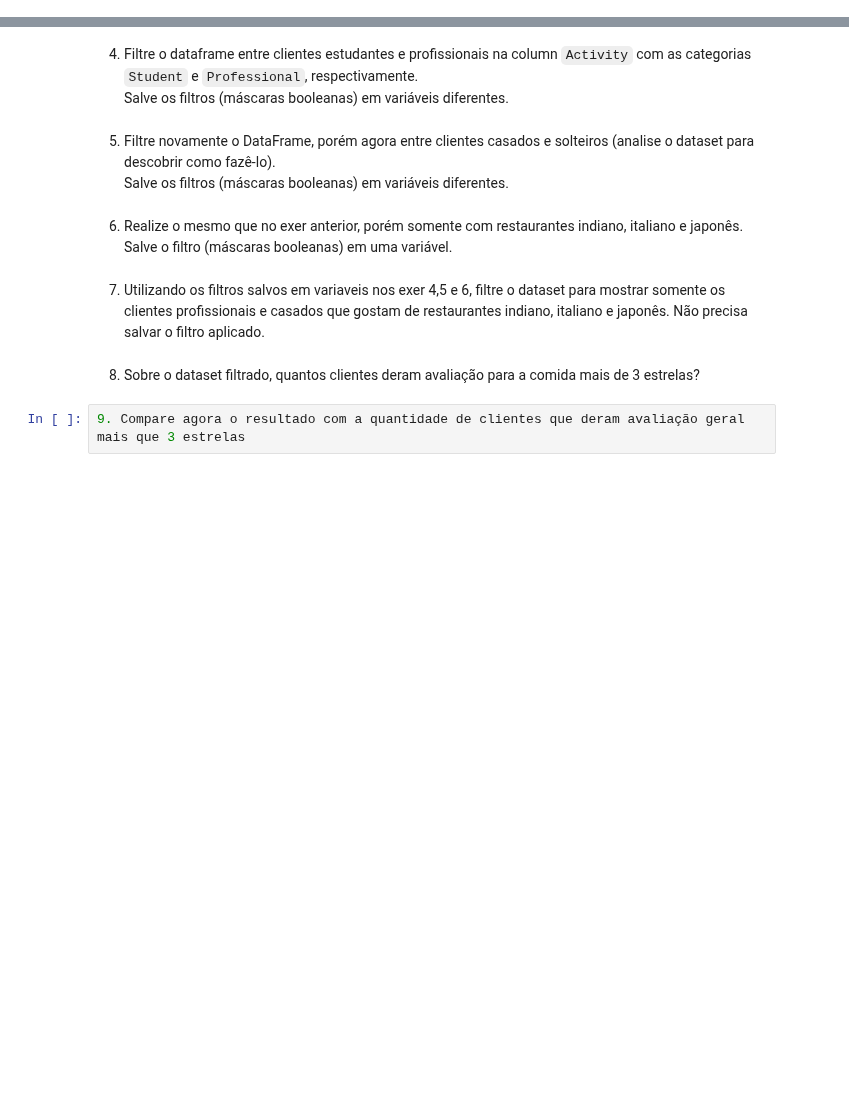
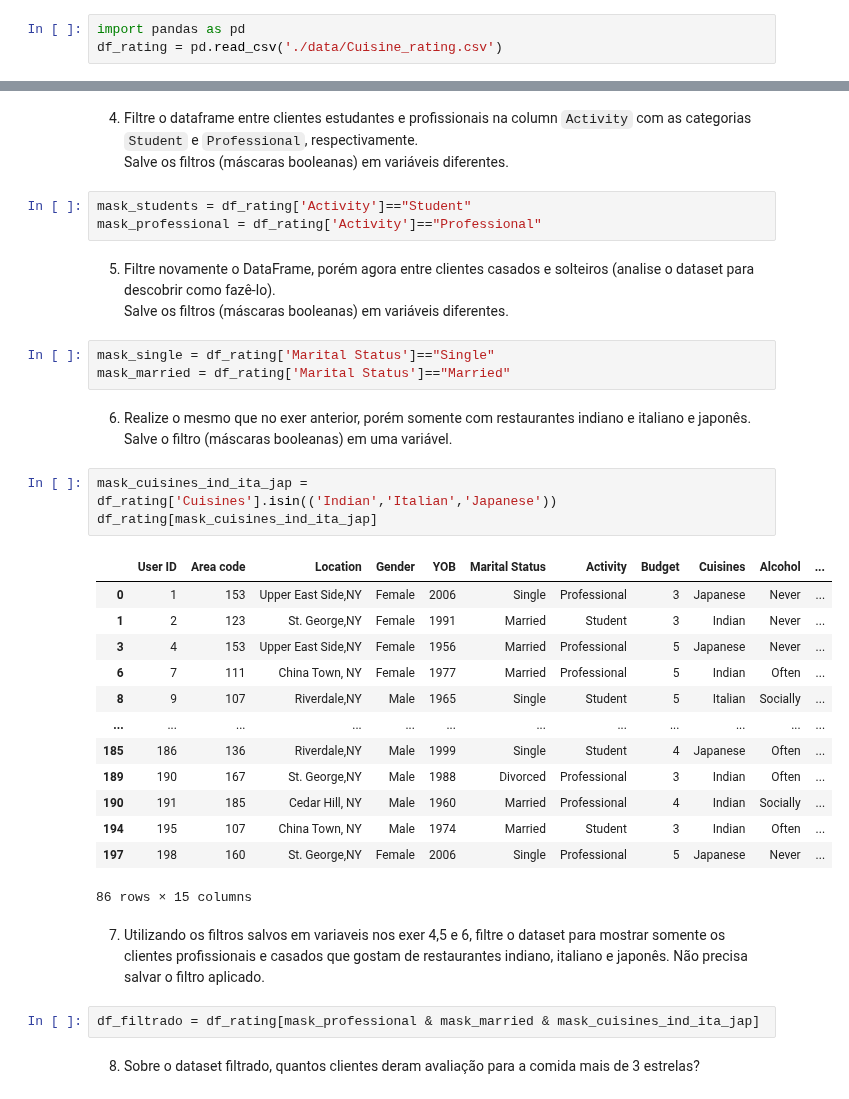
Before and after one commit to allansuzuki/ADA_classes, a Jupyter notebook: DS-PY-Data-Science/DS-PY-018 ANÁLISE EXPLORATÓRIA DE DADOS/Material do Aluno/Aula1_Intro_Pandas.ipynb, the cells around one changed output, grey strips where cells are left out. Saved outputs shown, nothing was run; the diff lists cells and outputs as text; blank space fills up the shorter version.

Commit message:
DSPY18 add exer samples

```diff
--- a/DS-PY-Data-Science/DS-PY-018 ANÁLISE EXPLORATÓRIA DE DADOS/Material do Aluno/Aula1_Intro_Pandas.ipynb
+++ b/DS-PY-Data-Science/DS-PY-018 ANÁLISE EXPLORATÓRIA DE DADOS/Material do Aluno/Aula1_Intro_Pandas.ipynb
@@ -289,5 +289,8 @@ ___
 Neste Hands-on vamos realizar alguns passos do EDA no step 0 `Reconhecimento dos dados` e alguns insights também.
 
 1. Carregar os dados de avaliações de cozinha `Cuisine_rating.csv`
+# %%
+import pandas as pd
+df_rating = pd.read_csv('./data/Cuisine_rating.csv')
 # %% [markdown]
 2. Ver os primeiros 7 dados do topo e do fim do dataset.
@@ -296,15 +342,38 @@ Neste Hands-on vamos realizar alguns passos do EDA no step 0 `Reconhecimento dos
 # %% [markdown]
 4. Filtre o dataframe entre clientes estudantes e profissionais na column `Activity` com as categorias `Student` e `Professional`, respectivamente.<br>
 Salve os filtros (máscaras booleanas) em variáveis diferentes.
+# %%
+mask_students = df_rating['Activity']=="Student"
+mask_professional = df_rating['Activity']=="Professional"
 # %% [markdown]
 5. Filtre novamente o DataFrame, porém agora entre clientes casados e solteiros (analise o dataset para descobrir como fazê-lo).<br>
 Salve os filtros (máscaras booleanas) em variáveis diferentes.
+# %%
+mask_single = df_rating['Marital Status']=="Single"
+mask_married = df_rating['Marital Status']=="Married"
 # %% [markdown]
-6. Realize o mesmo que no exer anterior, porém somente com restaurantes indiano, italiano e japonês.
+6. Realize o mesmo que no exer anterior, porém somente com restaurantes indiano e italiano e japonês.
 Salve o filtro (máscaras booleanas) em uma variável.
+# %%
+mask_cuisines_ind_ita_jap = df_rating['Cuisines'].isin(('Indian','Italian','Japanese'))
+df_rating[mask_cuisines_ind_ita_jap]
+# %% [output]
+|  | User ID | Area code | Location | Gender | YOB | Marital Status | Activity | Budget | Cuisines | Alcohol | ... |
+| 0 | 1 | 153 | Upper East Side,NY | Female | 2006 | Single | Professional | 3 | Japanese | Never | ... |
+| 1 | 2 | 123 | St. George,NY | Female | 1991 | Married | Student | 3 | Indian | Never | ... |
+| 3 | 4 | 153 | Upper East Side,NY | Female | 1956 | Married | Professional | 5 | Japanese | Never | ... |
+| 6 | 7 | 111 | China Town, NY | Female | 1977 | Married | Professional | 5 | Indian | Often | ... |
+| 8 | 9 | 107 | Riverdale,NY | Male | 1965 | Single | Student | 5 | Italian | Socially | ... |
+| ... | ... | ... | ... | ... | ... | ... | ... | ... | ... | ... | ... |
+| 185 | 186 | 136 | Riverdale,NY | Male | 1999 | Single | Student | 4 | Japanese | Often | ... |
+| 189 | 190 | 167 | St. George,NY | Male | 1988 | Divorced | Professional | 3 | Indian | Often | ... |
+| 190 | 191 | 185 | Cedar Hill, NY | Male | 1960 | Married | Professional | 4 | Indian | Socially | ... |
+| 194 | 195 | 107 | China Town, NY | Male | 1974 | Married | Student | 3 | Indian | Often | ... |
+| 197 | 198 | 160 | St. George,NY | Female | 2006 | Single | Professional | 5 | Japanese | Never | ... |
+86 rows × 15 columns
 # %% [markdown]
 7. Utilizando os filtros salvos em variaveis nos exer 4,5 e 6, filtre o dataset para mostrar somente os clientes profissionais e casados que gostam de restaurantes indiano, italiano e japonês. Não precisa salvar o filtro aplicado.
+# %%
+df_filtrado = df_rating[mask_professional & mask_married & mask_cuisines_ind_ita_jap]
 # %% [markdown]
 8. Sobre o dataset filtrado, quantos clientes deram avaliação para a comida mais de 3 estrelas?
-# %%
-9. Compare agora o resultado com a quantidade de clientes que deram avaliação geral mais que 3 estrelas
```
Also changed, not shown: parts of 8 cells of this notebook.
